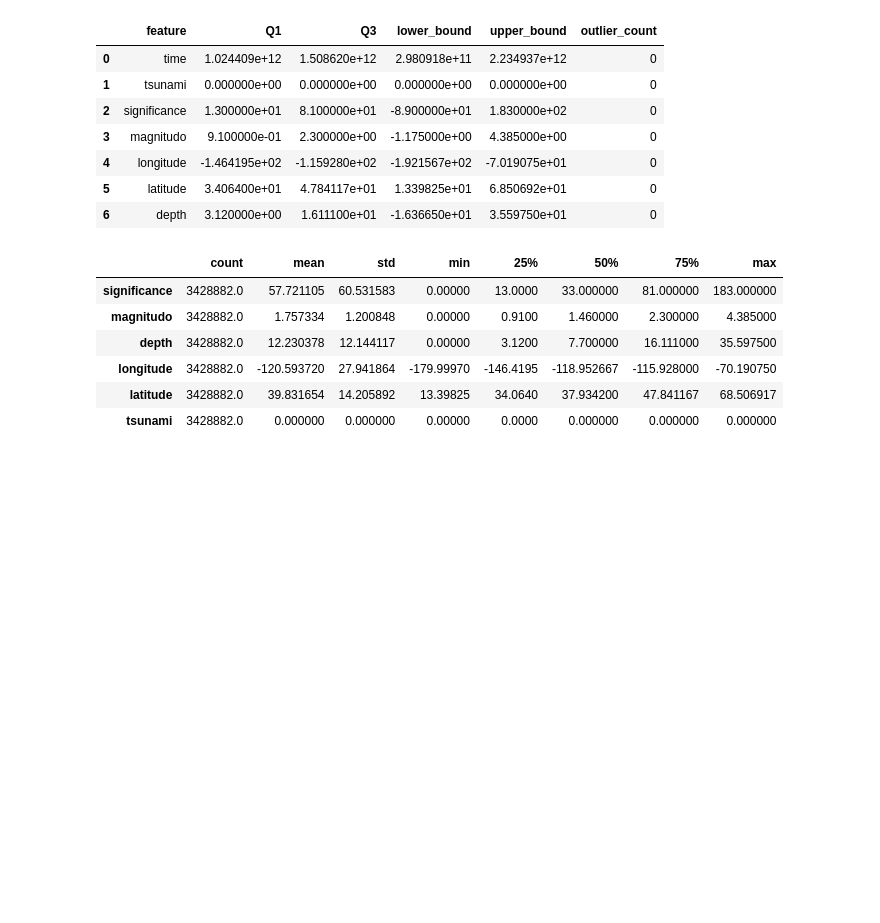
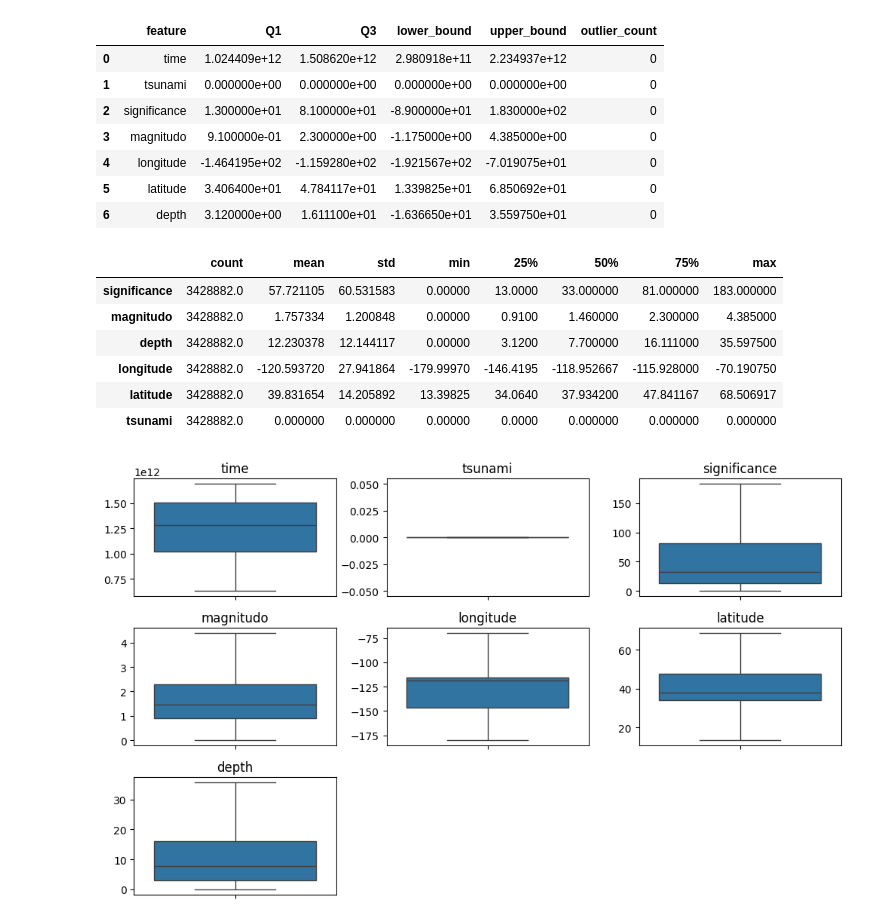
Before and after one commit to MDRobiulhassan/Machine-Learning-Course, a Jupyter notebook: Earthquake_Prediction.ipynb, the cells around one changed output. Drawn from its saved outputs; the diff is of its cells as text; code cells hidden in the pictures; blank space fills up the shorter version.

```diff
--- a/Earthquake_Prediction.ipynb
+++ b/Earthquake_Prediction.ipynb
@@ -258,3 +258,22 @@ df[cols].describe().T
 | longitude | 3428882.0 | -120.593720 | 27.941864 | -179.99970 | -146.4195 | -118.952667 | -115.928000 | -70.190750 |
 | latitude | 3428882.0 | 39.831654 | 14.205892 | 13.39825 | 34.0640 | 37.934200 | 47.841167 | 68.506917 |
 | tsunami | 3428882.0 | 0.000000 | 0.000000 | 0.00000 | 0.0000 | 0.000000 | 0.000000 | 0.000000 |
+# %%
+rows = 5
+cols = 3
+fig, axes = plt.subplots(rows, cols, figsize=(10, 10))
+
+axes = axes.flatten()
+
+for i, feature in enumerate(numeric_features):
+    sns.boxplot(y=df[feature], ax=axes[i])
+    axes[i].set_title(feature)
+    axes[i].set_ylabel('')
+
+for j in range(i+1, len(axes)):
+    fig.delaxes(axes[j])
+
+plt.tight_layout()
+plt.show()
+# %% [output]
+[figure, added]
```
Also changed, not shown: parts of 18 cells of this notebook.
